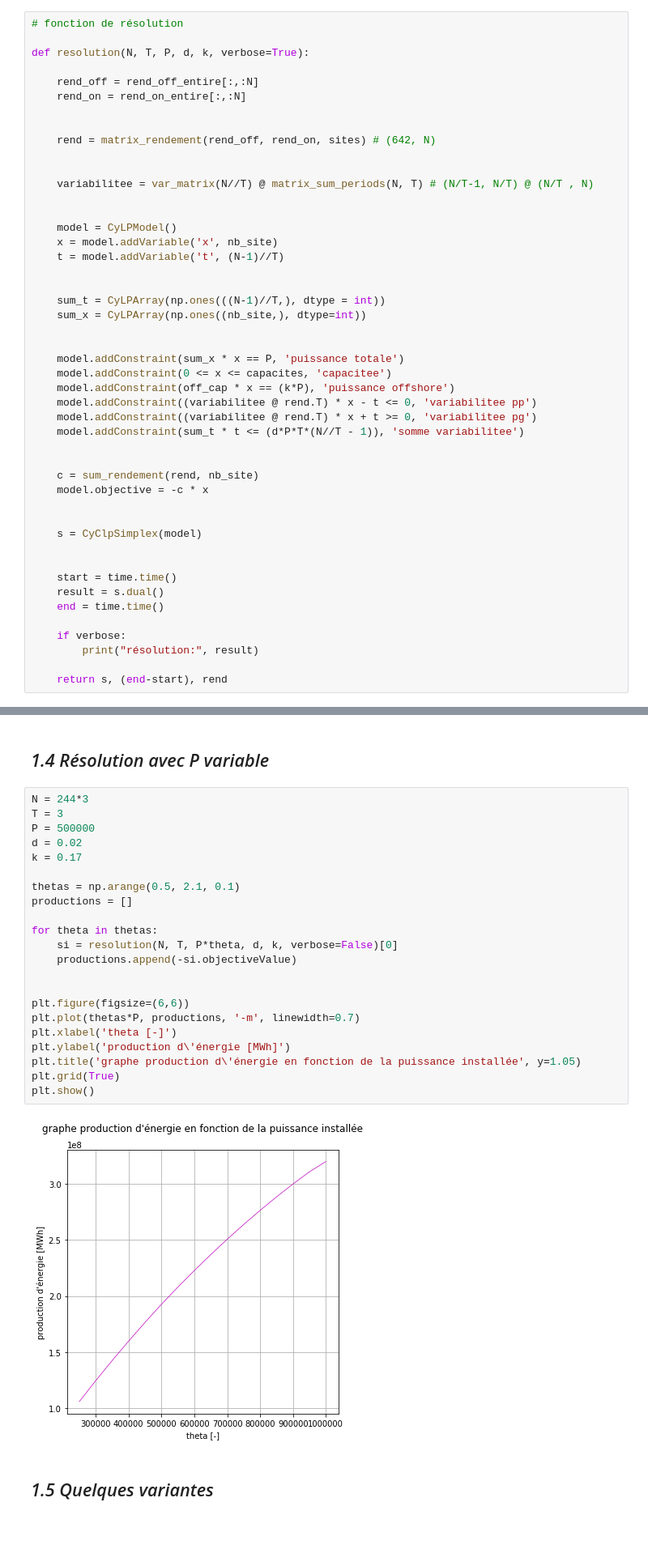
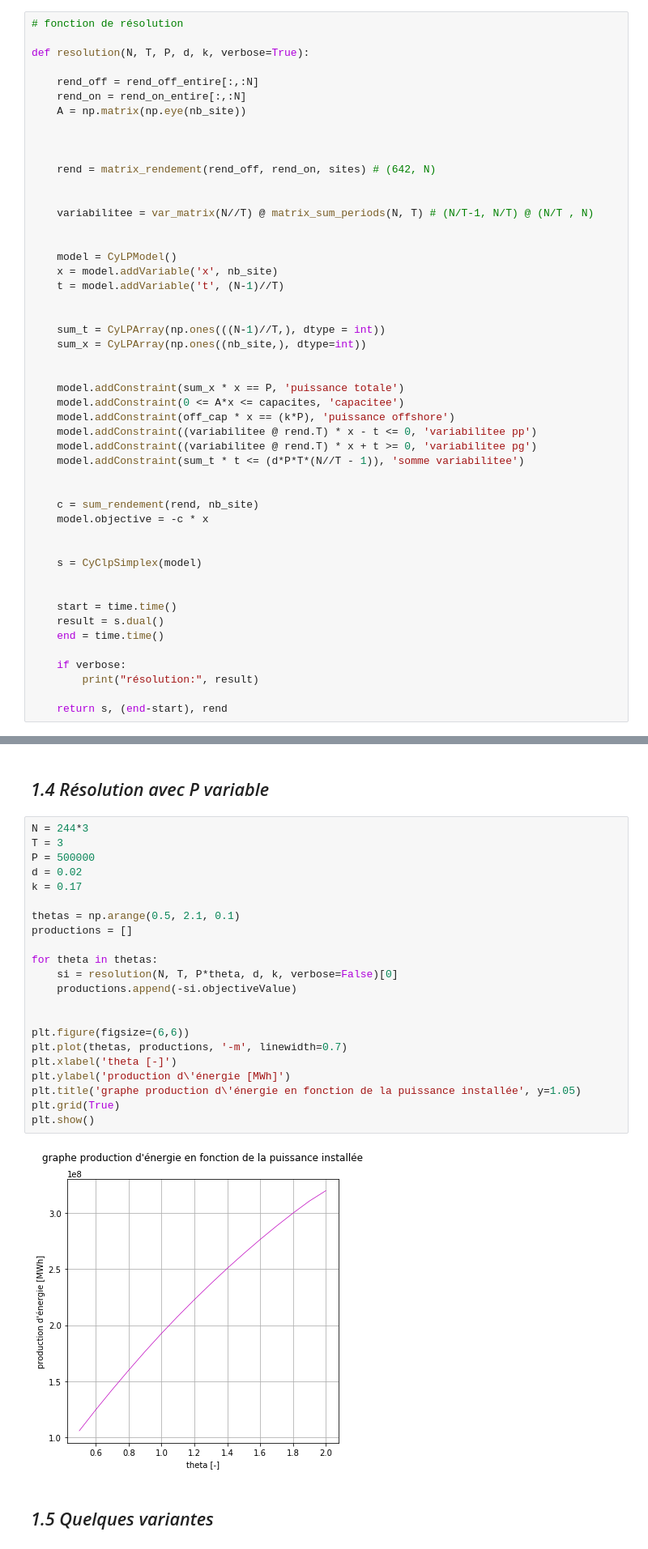
Before and after one commit to Zepp176/Projet_optimisation, a Jupyter notebook: Rapport-propre.ipynb, the cells around one changed output, grey strips where cells are left out. Shown at 81% size. Drawn from its saved outputs; the diff is of its cells as text.

```diff
--- a/Rapport-propre.ipynb
+++ b/Rapport-propre.ipynb
@@ -193,6 +205,8 @@ def resolution(N, T, P, d, k, verbose=True):
 
     rend_off = rend_off_entire[:,:N]
     rend_on = rend_on_entire[:,:N]
+    A = np.matrix(np.eye(nb_site))
+
 
 
     rend = matrix_rendement(rend_off, rend_on, sites) # (642, N)
@@ -211,7 +225,7 @@ def resolution(N, T, P, d, k, verbose=True):
 
 
     model.addConstraint(sum_x * x == P, 'puissance totale')
-    model.addConstraint(0 <= x <= capacites, 'capacitee')
+    model.addConstraint(0 <= A*x <= capacites, 'capacitee')
     model.addConstraint(off_cap * x == (k*P), 'puissance offshore')
     model.addConstraint((variabilitee @ rend.T) * x - t <= 0, 'variabilitee pp')
     model.addConstraint((variabilitee @ rend.T) * x + t >= 0, 'variabilitee pg')
@@ -384,27 +409,27 @@ print(s.dualConstraintSolution['variabilitee pg'])
 # %%
 N = 244*3
 T = 3
 P = 500000
 d = 0.02
 k = 0.17
 
 thetas = np.arange(0.5, 2.1, 0.1)
 productions = []
 
 for theta in thetas:
     si = resolution(N, T, P*theta, d, k, verbose=False)[0]
     productions.append(-si.objectiveValue)
 
 
 plt.figure(figsize=(6,6))
-plt.plot(thetas*P, productions, '-m', linewidth=0.7)
+plt.plot(thetas, productions, '-m', linewidth=0.7)
 plt.xlabel('theta [-]')
 plt.ylabel('production d\'énergie [MWh]')
 plt.title('graphe production d\'énergie en fonction de la puissance installée', y=1.05)
 plt.grid(True)
 plt.show()
 # %% [output]
-[figure, old version]
+[figure, new version]
 # %% [markdown]
 ## *1.5 Quelques variantes*
 # %% [markdown]
```
Also changed, not shown: parts of 20 cells of this notebook.
